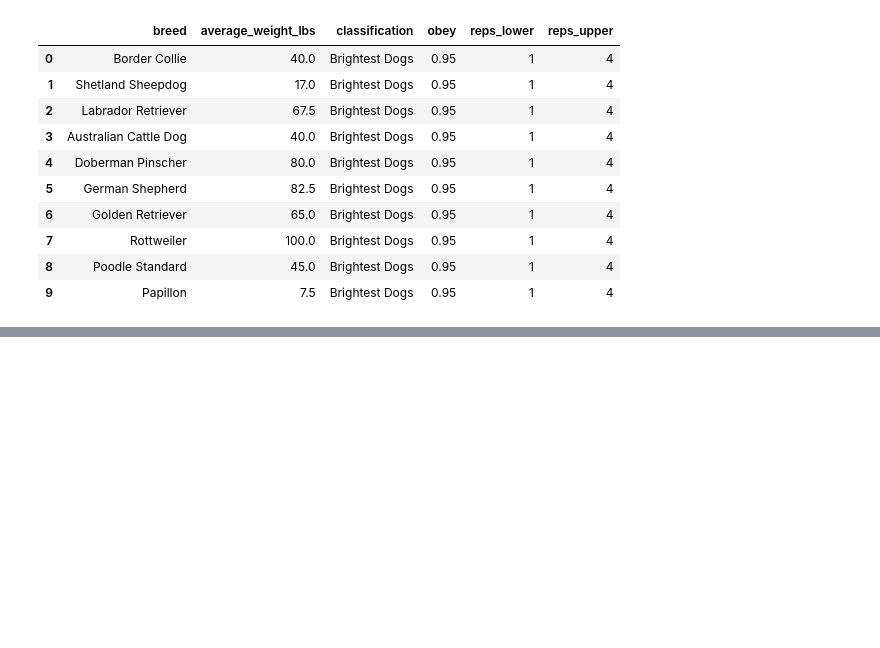
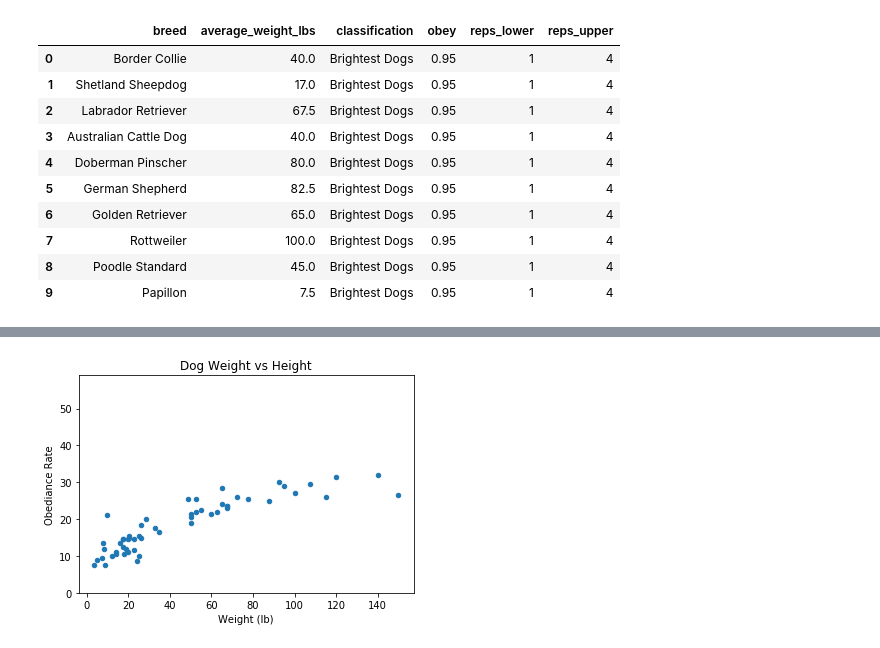
Before and after one commit to alissavokes/ETL-Dog-Intelligence, a Jupyter notebook: data_etl.ipynb, the cells around one changed output, grey strips where cells are left out. Drawn from its saved outputs; the diff is of its cells as text; code cells hidden in the pictures; blank space fills up the shorter version.

```diff
--- a/data_etl.ipynb
+++ b/data_etl.ipynb
@@ -507,0 +534,11 @@ plt.show()
+# %%
+fair_and_average_dogs = complete_dog_data.loc[(complete_dog_data['obey'] >= .30) & (complete_dog_data['obey'] <=.50)]
+
+plt.scatter(fair_and_average_dogs['average_weight_lbs'], fair_and_average_dogs['average_height_inches'], s=20)
+plt.title('Dog Weight vs Height')
+plt.xlabel('Weight (lb)')
+plt.ylabel('Obediance Rate')
+plt.ylim(0, 59)
+plt.show()
+# %% [output]
+[figure, added]
```
Also changed, not shown: parts of 6 cells of this notebook.
